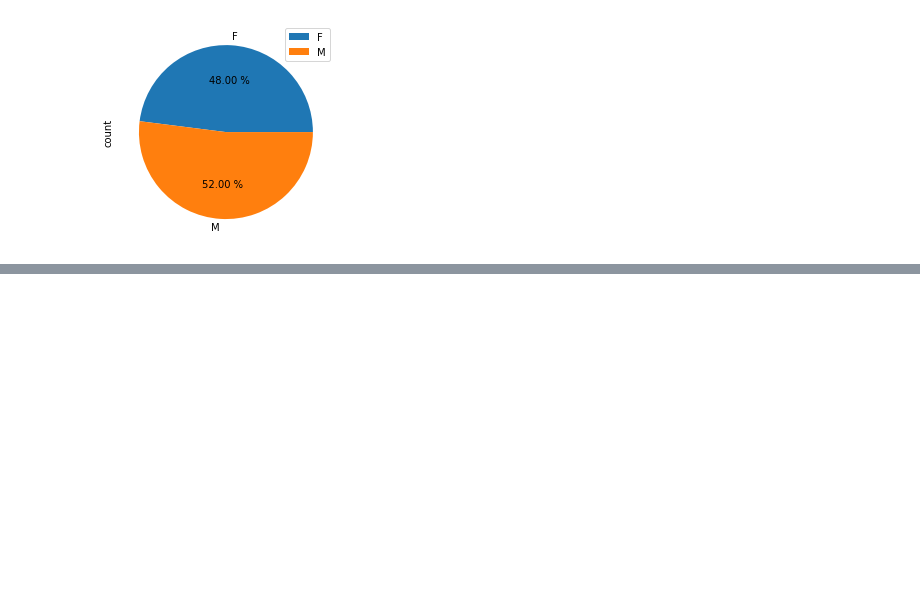
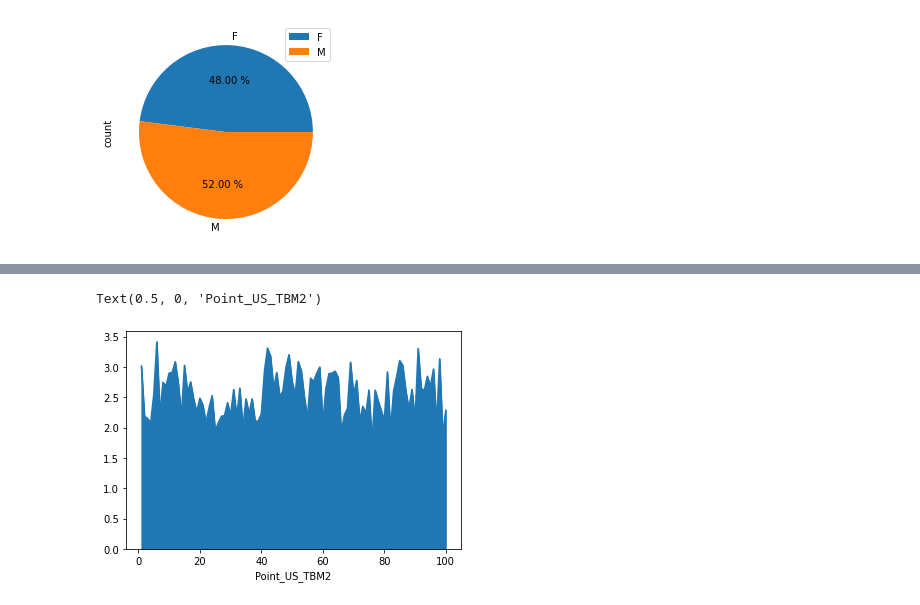
Before and after one commit to dangnhan-6426/NHAPMONPHANTICHDULIEUHOCSAU, a Jupyter notebook: Lab_2_Homework.ipynb, the cells around one changed output, grey strips where cells are left out. Saved outputs shown, nothing was run; the diff lists cells and outputs as text; code cells hidden in the pictures; blank space fills up the shorter version.

```diff
--- a/Lab_2_Homework.ipynb
+++ b/Lab_2_Homework.ipynb
@@ -176,0 +195,6 @@ Text(0.5, 0, 'GT')
+# %%
+dulieuxettuyendaihoc['US_TBM2'].plot.area()
+plt.xlabel('Point_US_TBM2')
+# %% [output]
+Text(0.5, 0, 'Point_US_TBM2')
+[figure, added]
```
Also changed, not shown: parts of 16 cells of this notebook.
